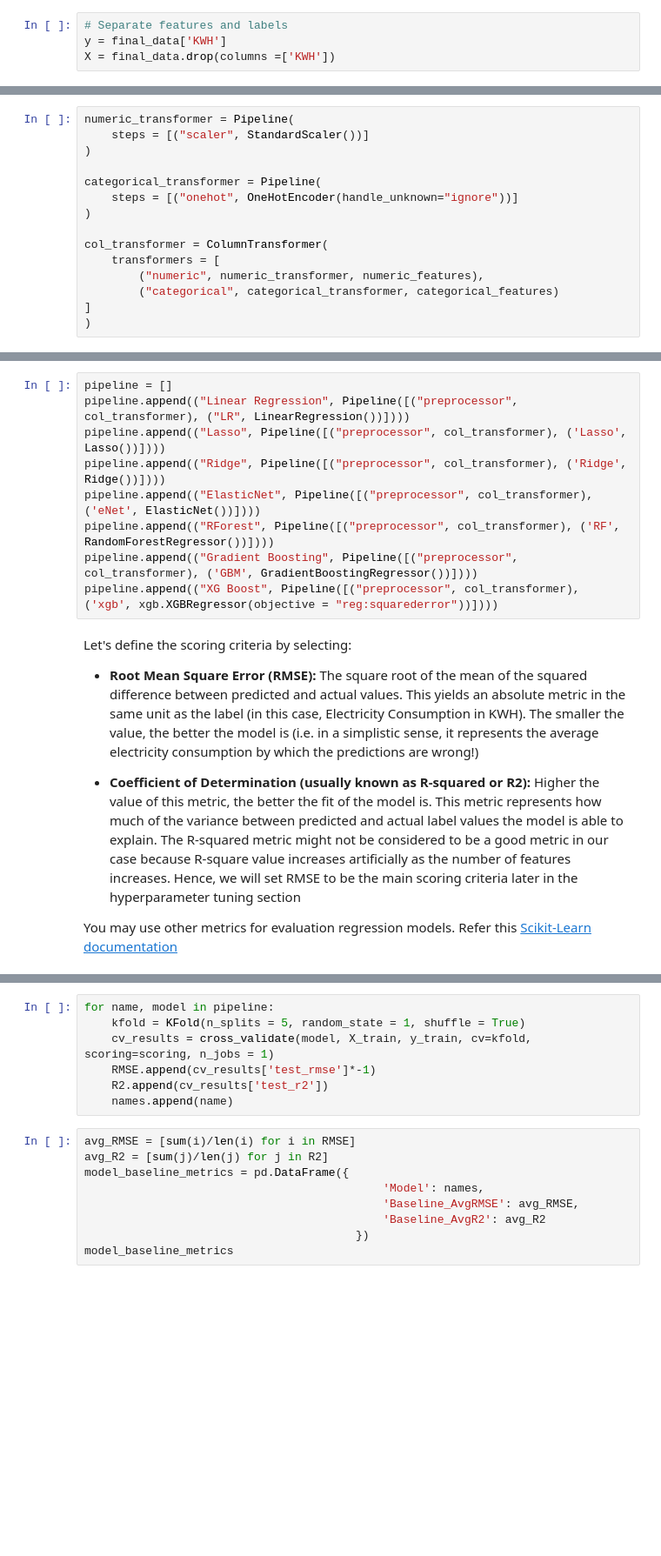
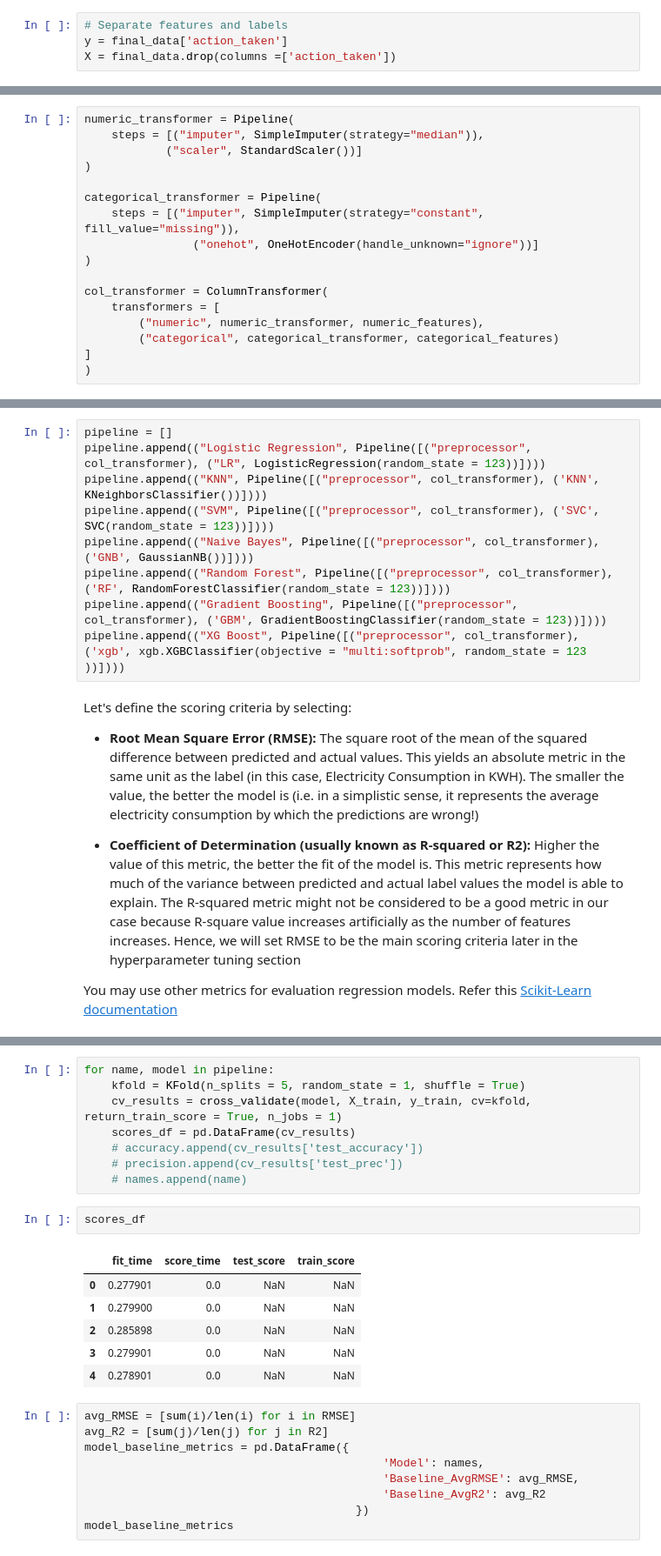
Before and after one commit to nipun-goyal/Mortgage-Approval-Modeling, a Jupyter notebook: 1.0-Residential-Energy-Modeling.ipynb, the cells around one changed output, grey strips where cells are left out. Shown at 87% size. Drawn from its saved outputs; the diff is of its cells as text; blank space fills up the shorter version.

```diff
--- a/1.0-Residential-Energy-Modeling.ipynb
+++ b/1.0-Residential-Energy-Modeling.ipynb
@@ -880,7 +1129,7 @@ final_data.shape
 # %%
 # Separate features and labels
-y = final_data['KWH']
-X = final_data.drop(columns =['KWH'])
+y = final_data['action_taken']
+X = final_data.drop(columns =['action_taken'])
 # %% [markdown]
 We could train a model using all the data we have; however it is a common practice in supervised machine learning to split into two subsets; a larger set with which to train the model, and a smaller holdout data set (also called test set) to provide an unbiased evaluation of a final model fit on the training data set.
 
@@ -901,10 +1163,12 @@ categorical_features = X_train.select_dtypes('object').columns
 # %%
 numeric_transformer = Pipeline(
-    steps = [("scaler", StandardScaler())]
+    steps = [("imputer", SimpleImputer(strategy="median")),
+            ("scaler", StandardScaler())]
 )
 
 categorical_transformer = Pipeline(
-    steps = [("onehot", OneHotEncoder(handle_unknown="ignore"))]
+    steps = [("imputer", SimpleImputer(strategy="constant", fill_value="missing")),
+                ("onehot", OneHotEncoder(handle_unknown="ignore"))]
 )
 
 col_transformer = ColumnTransformer(
@@ -921,13 +1185,13 @@ Now we start training baseline model using default hyperparameters. We will use
 Hence, we make use of cross validation to evaluate each model multiple times with different dataset and take the average score for our decision to choose the final model candidate for evaluation on holdout dataset or test dataset. __Cross validation__ uses k-fold to resample the same dataset multiple times and pretend they are different. With cross validation, as we are evaluating the model, or hyperparameter, the model has to be trained from scratch, each time, without reusing the training result from previous attempts.
 # %%
 pipeline = []
-pipeline.append(("Linear Regression", Pipeline([("preprocessor", col_transformer), ("LR", LinearRegression())])))
-pipeline.append(("Lasso", Pipeline([("preprocessor", col_transformer), ('Lasso', Lasso())])))
-pipeline.append(("Ridge", Pipeline([("preprocessor", col_transformer), ('Ridge', Ridge())])))
-pipeline.append(("ElasticNet", Pipeline([("preprocessor", col_transformer), ('eNet', ElasticNet())])))
-pipeline.append(("RForest", Pipeline([("preprocessor", col_transformer), ('RF', RandomForestRegressor())])))
-pipeline.append(("Gradient Boosting", Pipeline([("preprocessor", col_transformer), ('GBM', GradientBoostingRegressor())])))
-pipeline.append(("XG Boost", Pipeline([("preprocessor", col_transformer), ('xgb', xgb.XGBRegressor(objective = "reg:squarederror"))])))
+pipeline.append(("Logistic Regression", Pipeline([("preprocessor", col_transformer), ("LR", LogisticRegression(random_state = 123))])))
+pipeline.append(("KNN", Pipeline([("preprocessor", col_transformer), ('KNN', KNeighborsClassifier())])))
+pipeline.append(("SVM", Pipeline([("preprocessor", col_transformer), ('SVC', SVC(random_state = 123))])))
+pipeline.append(("Naive Bayes", Pipeline([("preprocessor", col_transformer), ('GNB', GaussianNB())])))
+pipeline.append(("Random Forest", Pipeline([("preprocessor", col_transformer), ('RF', RandomForestClassifier(random_state = 123))])))
+pipeline.append(("Gradient Boosting", Pipeline([("preprocessor", col_transformer), ('GBM', GradientBoostingClassifier(random_state = 123))])))
+pipeline.append(("XG Boost", Pipeline([("preprocessor", col_transformer), ('xgb', xgb.XGBClassifier(objective = "multi:softprob", random_state = 123 ))])))
 # %% [markdown]
 Let's define the scoring criteria by selecting:
 - __Root Mean Square Error (RMSE):__ The square root of the mean of the squared difference between predicted and actual values. This yields an absolute metric in the same unit as the label (in this case, Electricity Consumption in KWH). The smaller the value, the better the model is (i.e. in a simplistic sense, it represents the average electricity consumption by which the predictions are wrong!)
@@ -945,10 +1209,20 @@ scoring = {'rmse': 'neg_root_mean_squared_error',
 # %%
 for name, model in pipeline:
     kfold = KFold(n_splits = 5, random_state = 1, shuffle = True)
-    cv_results = cross_validate(model, X_train, y_train, cv=kfold, scoring=scoring, n_jobs = 1)
-    RMSE.append(cv_results['test_rmse']*-1)
-    R2.append(cv_results['test_r2'])
-    names.append(name)
+    cv_results = cross_validate(model, X_train, y_train, cv=kfold, return_train_score = True, n_jobs = 1)
+    scores_df = pd.DataFrame(cv_results)
+    # accuracy.append(cv_results['test_accuracy'])
+    # precision.append(cv_results['test_prec'])
+    # names.append(name)
+# %%
+scores_df
+# %% [output]
+|  | fit_time | score_time | test_score | train_score |
+| 0 | 0.277901 | 0.0 | NaN | NaN |
+| 1 | 0.279900 | 0.0 | NaN | NaN |
+| 2 | 0.285898 | 0.0 | NaN | NaN |
+| 3 | 0.279901 | 0.0 | NaN | NaN |
+| 4 | 0.278901 | 0.0 | NaN | NaN |
 # %%
 avg_RMSE = [sum(i)/len(i) for i in RMSE]
 avg_R2 = [sum(j)/len(j) for j in R2]
```
Also changed, not shown: parts of 144 cells of this notebook.
